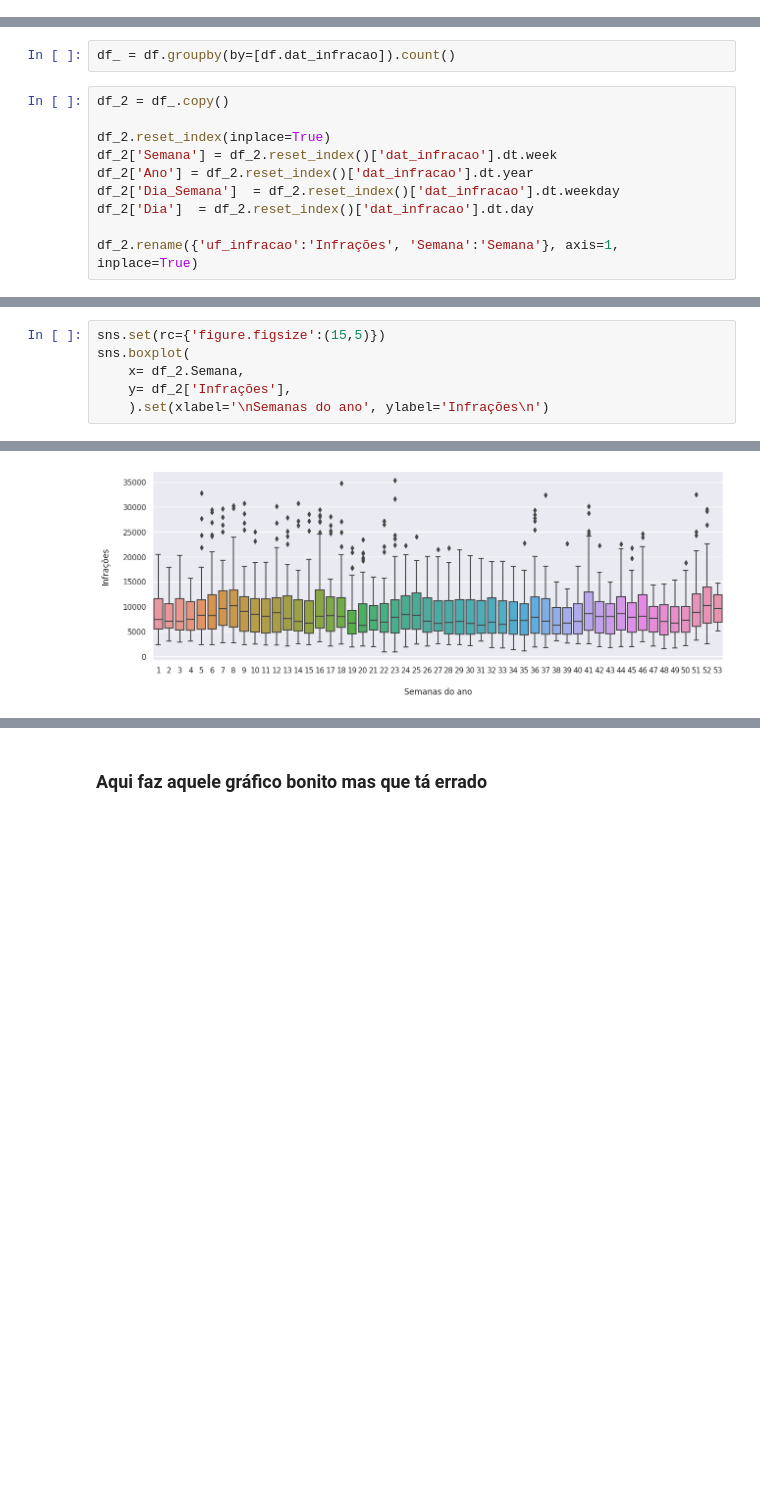
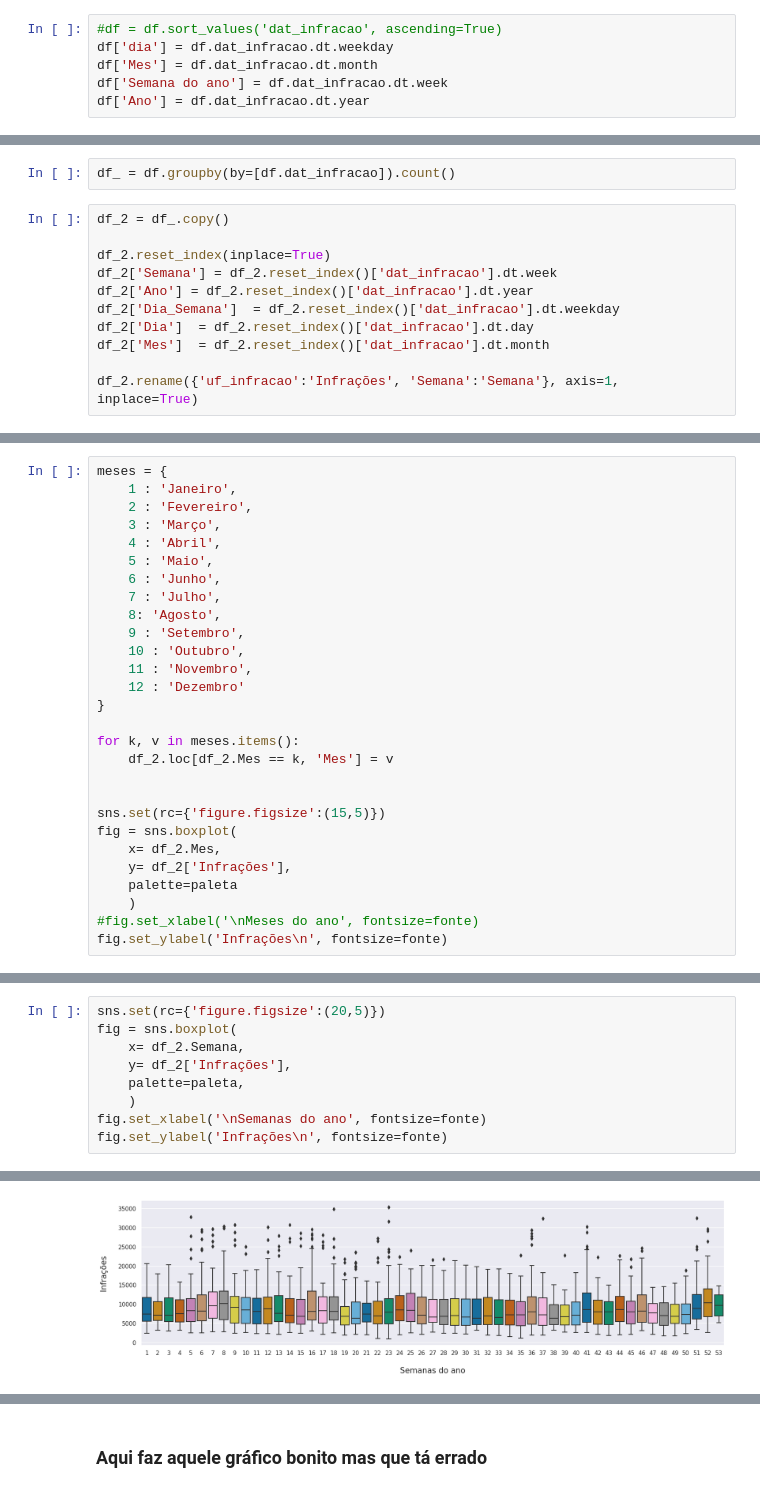
Before and after one commit to phobeiro/Trabalho-Seminarios-Bandoleros, a Jupyter notebook: stl.ipynb, the cells around one changed output, grey strips where cells are left out. Cells and saved outputs as stored; diff of their text form; blank space fills up the shorter version.

```diff
--- a/stl.ipynb
+++ b/stl.ipynb
@@ -69,0 +82,6 @@ df.dat_infracao = pd.to_datetime(df['dat_infracao'])
+# %%
+#df = df.sort_values('dat_infracao', ascending=True)
+df['dia'] = df.dat_infracao.dt.weekday
+df['Mes'] = df.dat_infracao.dt.month
+df['Semana do ano'] = df.dat_infracao.dt.week
+df['Ano'] = df.dat_infracao.dt.year
@@ -134,6 +260,7 @@ df_2['Semana'] = df_2.reset_index()['dat_infracao'].dt.week
 df_2['Ano'] = df_2.reset_index()['dat_infracao'].dt.year
 df_2['Dia_Semana']  = df_2.reset_index()['dat_infracao'].dt.weekday
 df_2['Dia']  = df_2.reset_index()['dat_infracao'].dt.day
+df_2['Mes']  = df_2.reset_index()['dat_infracao'].dt.month
 
 df_2.rename({'uf_infracao':'Infrações', 'Semana':'Semana'}, axis=1, inplace=True)
 # %% [markdown]
@@ -140,0 +268,28 @@ df_2.rename({'uf_infracao':'Infrações', 'Semana':'Semana'}, axis=1, inplace=Tr
+# %%
+meses = {
+    1 : 'Janeiro',
+    2 : 'Fevereiro',
+    3 : 'Março',
+    4 : 'Abril',
+    5 : 'Maio',
+    6 : 'Junho',
+    7 : 'Julho',
+    8: 'Agosto',
+    9 : 'Setembro',
+    10 : 'Outubro',
+    11 : 'Novembro',
+    12 : 'Dezembro'
+}
+
+for k, v in meses.items():
+    df_2.loc[df_2.Mes == k, 'Mes'] = v
+
+
+sns.set(rc={'figure.figsize':(15,5)})
+fig = sns.boxplot(
+    x= df_2.Mes,
+    y= df_2['Infrações'],
+    palette=paleta
+    )
+#fig.set_xlabel('\nMeses do ano', fontsize=fonte)
+fig.set_ylabel('Infrações\n', fontsize=fonte)
@@ -141,7 +299,10 @@ df_2.rename({'uf_infracao':'Infrações', 'Semana':'Semana'}, axis=1, inplace=Tr
 # %%
-sns.set(rc={'figure.figsize':(15,5)})
-sns.boxplot(
+sns.set(rc={'figure.figsize':(20,5)})
+fig = sns.boxplot(
     x= df_2.Semana,
     y= df_2['Infrações'],
-    ).set(xlabel='\nSemanas do ano', ylabel='Infrações\n')
+    palette=paleta,
+    )
+fig.set_xlabel('\nSemanas do ano', fontsize=fonte)
+fig.set_ylabel('Infrações\n', fontsize=fonte)
 # %% [output]
@@ -149,2 +310,2 @@ sns.boxplot(
-[figure, old version]
+[figure, new version]
 # %%
```
Also changed, not shown: parts of 37 cells of this notebook.
